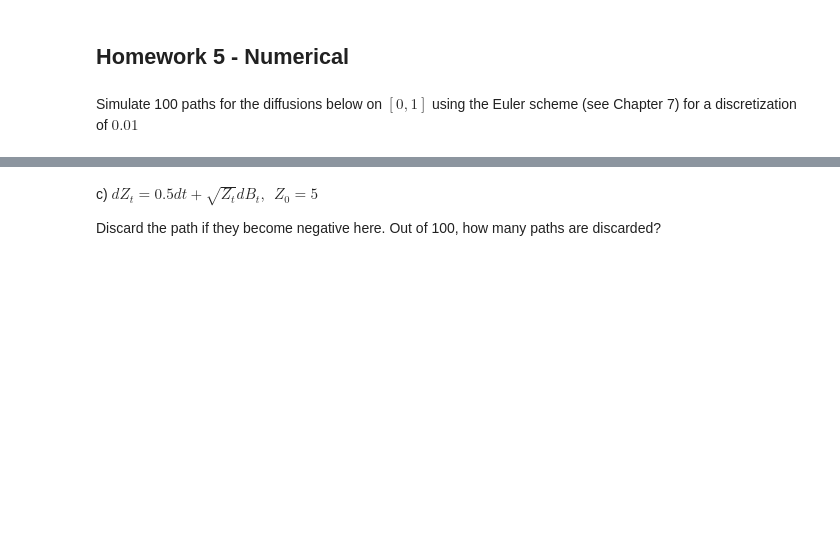
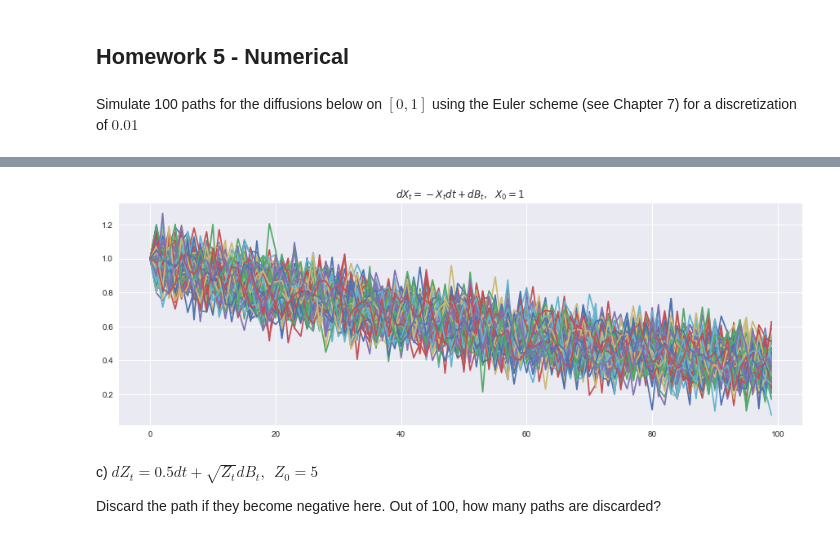
Before and after one commit to raj-rao-rr/MTH_5500, a Jupyter notebook: hw5_mth5500_rao_mahi_chernositov.ipynb, the cells around one changed output, grey strips where cells are left out. Drawn from its saved outputs; the diff is of its cells as text; code cells hidden in the pictures; blank space fills up the shorter version.

```diff
--- a/hw5_mth5500_rao_mahi_chernositov.ipynb
+++ b/hw5_mth5500_rao_mahi_chernositov.ipynb
@@ -84,3 +59,12 @@ b) $dX_t = -X_tdt + dB_t, \ \ X_0 = 1$
+# %%
+b_plot = np.insert(np.cumprod(-time_increment+1) + np.delete(brownian_increments, obj=99, axis=1), 0, 1, axis=1)
+# %%
+plt.figure(figsize=(15,5))
+plt.title("$dX_t = -X_tdt + dB_t, \ \ X_0 = 1$")
+for i in b_plot:
+    plt.plot(i)
+# %% [output]
+[figure, added]
 # %% [markdown]
 c) $dZ_t = 0.5dt + \sqrt{Z_t}dB_t, \ \ Z_0 = 5$
 
```
Also changed, not shown: parts of 13 cells of this notebook.
